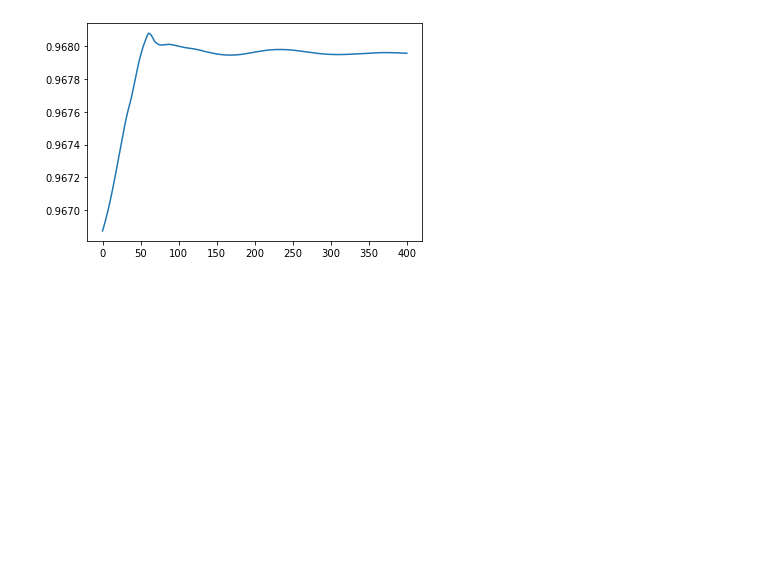
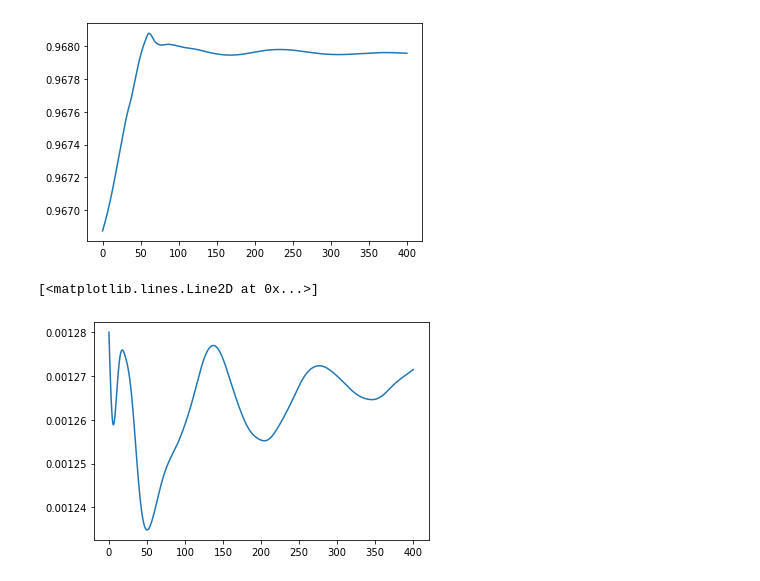
Before and after one commit to tandradew/etk_leftraru, a Jupyter notebook: notebooks/plots_TOV.ipynb, the cells around one changed output. Drawn from its saved outputs; the diff is of its cells as text; code cells hidden in the pictures; blank space fills up the shorter version.

```diff
--- a/notebooks/plots_TOV.ipynb
+++ b/notebooks/plots_TOV.ipynb
@@ -25,3 +25,15 @@ plt.plot(t, lapse_max)
 # %% [output]
 [<matplotlib.lines.Line2D at 0x...>]
 [figure]
+# %%
+def get_1d_data(file):
+    _, t, rho_max = np.loadtxt(file, unpack = True)
+    return t, rho_max
+# %%
+file1 = '../sim_data/tov_ET/hydrobase-rho.maximum.asc'
+t1, rho1 = get_1d_data(file1)
+# %%
+plt.plot(t1, rho1)
+# %% [output]
+[<matplotlib.lines.Line2D at 0x...>]
+[figure, added]
```
